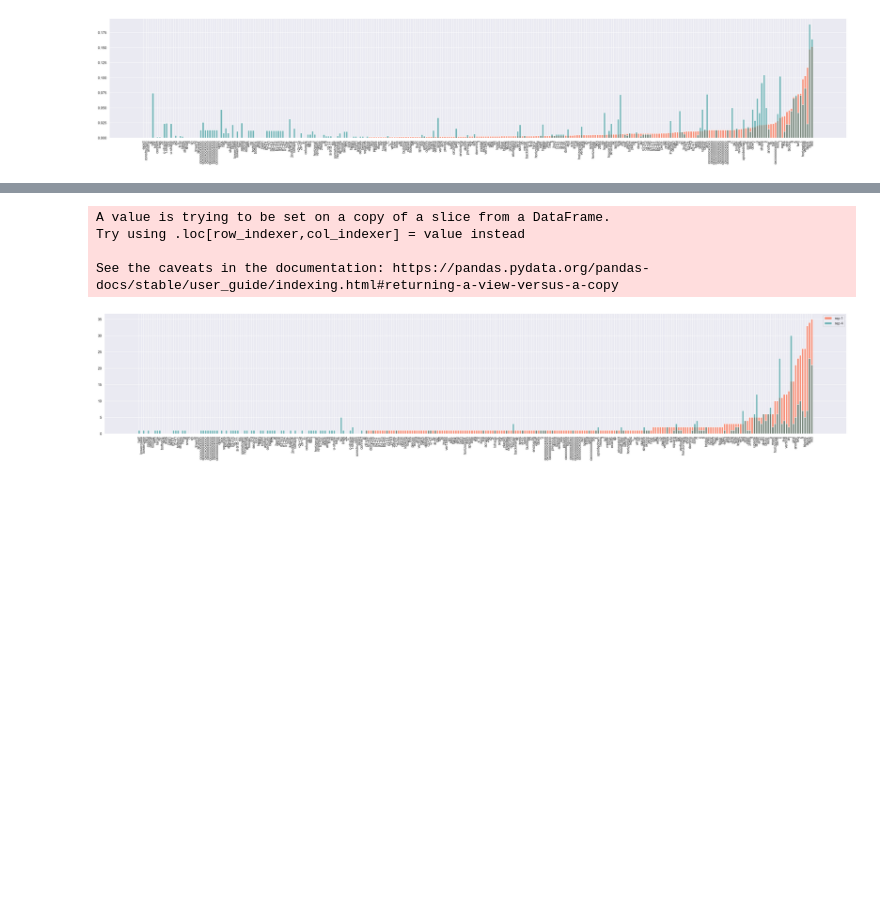
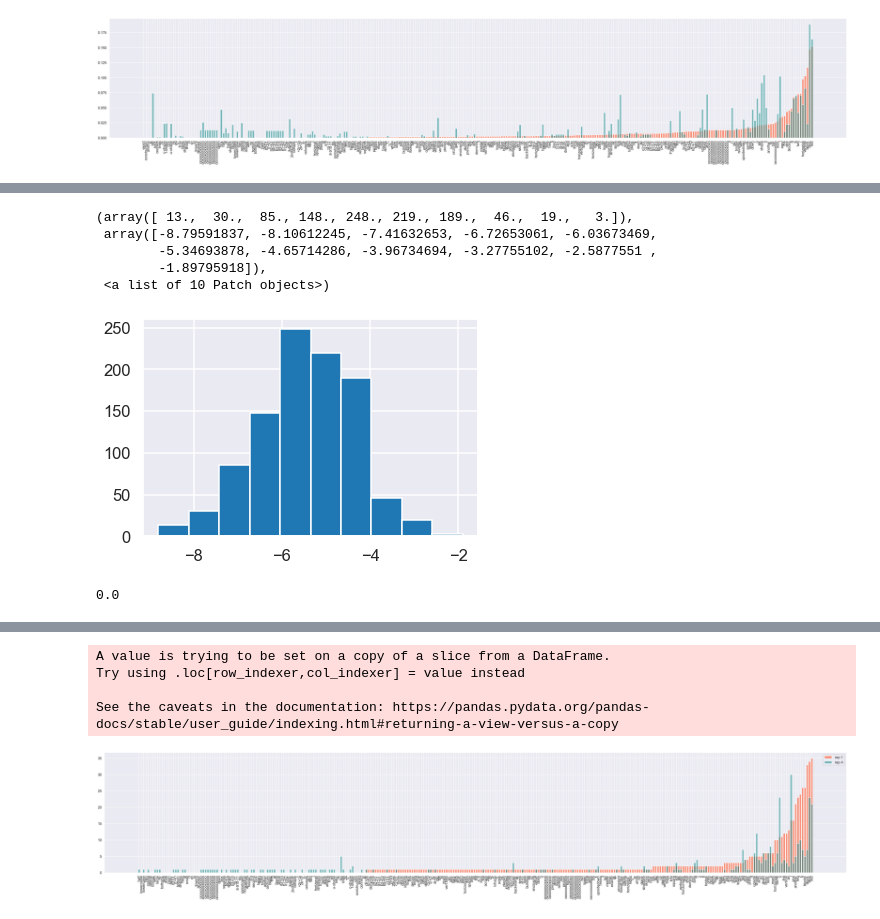
Before and after one commit to cogtoolslab/compositional-abstractions, a Jupyter notebook: analysis/compabs_ORLR20.ipynb, the cells around one changed output, grey strips where cells are left out. Drawn from its saved outputs; the diff is of its cells as text; code cells hidden in the pictures; blank space fills up the shorter version.

```diff
--- a/analysis/compabs_ORLR20.ipynb
+++ b/analysis/compabs_ORLR20.ipynb
@@ -519,0 +506,60 @@ df_refexp
+# %%
+# Bootstrap sample 49 ppts and get values from above dataframe to create a new distance matrix
+
+n = df_refexp['gameid'].nunique()
+n_indices = list(range(0,n))
+dyads = df_refexp['gameid'].unique()
+nIters = 1000
+
+n_tokens = pd.DataFrame()
+
+seed = 0
+for i in range(0,nIters): #1000 times
+
+    seed += 1
+#     rep1_random_state = seed # Use same sample across reps
+#     rep3_random_state = seed # Use same sample across reps
+
+    np.random.seed(seed)
+    dyad_sample = [np.random.choice(n_indices, ) for _ in n_indices]
+
+    for d, dyad in enumerate(dyad_sample):
+        dyad_tokens = df_refexp_unprocessed[df_refexp_unprocessed.gameid==dyads[dyad]].groupby(['repNum'])['content']\
+            .apply(lambda x: ' '.join(x)).reset_index()['content'].apply(lambda words: len(set(words.split())))
+
+        dyad_tokens['iter'] = i
+        dyad_tokens['dyad'] = d
+        n_tokens = n_tokens.append(dyad_tokens)
+
+
+n_tokens['difference'] = n_tokens[3] - n_tokens[0]
+
+#n_tokens.groupby('iter').mean()
+
+#     fig, ax = plt.subplots()
+#     ax.axis('off')
+#     ax.imshow(np.triu(rep1_distances))
+#     fig, ax = plt.subplots()
+#     ax.axis('off')
+#     ax.imshow(np.triu(rep4_distances))
+
+#     rep1_sum_sq_diffs = np.sum(np.triu(np.square(rep1_distances)))
+#     rep_1_var[i] = rep1_sum_sq_diffs/(n**2)
+
+#     rep4_sum_sq_diffs = np.sum(np.triu(np.square(rep4_distances)))
+#     rep_4_var[i] = rep4_sum_sq_diffs/(n**2)
+
+#     differences[i] = rep_4_var[i] - rep_1_var[i]
+
+plt.hist(n_tokens.groupby('iter').mean()['difference'])
+# %% [output]
+(array([ 13.,  30.,  85., 148., 248., 219., 189.,  46.,  19.,   3.]),
+ array([-8.79591837, -8.10612245, -7.41632653, -6.72653061, -6.03673469,
+        -5.34693878, -4.65714286, -3.96734694, -3.27755102, -2.5877551 ,
+        -1.89795918]),
+ <a list of 10 Patch objects>)
+[figure, added]
+# %%
+(sum(n_tokens.groupby('iter').mean()['difference']>0)/nIters)*2
+# %% [output]
+0.0
```
Also changed, not shown: parts of 74 cells of this notebook.
